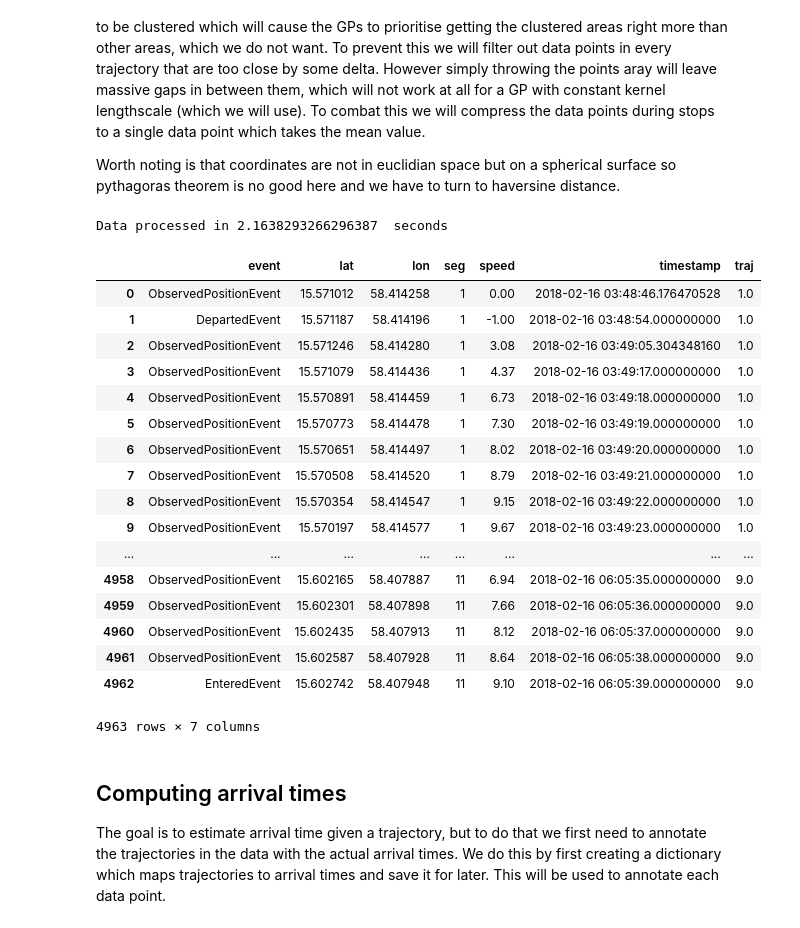
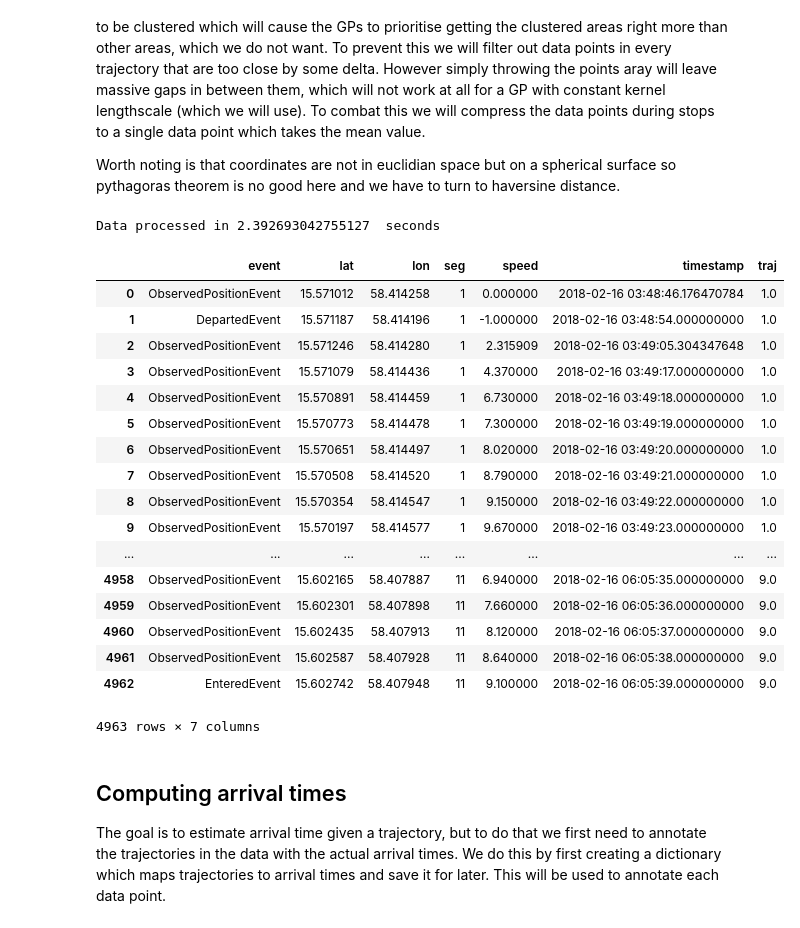
Before and after one commit to M20190649/TDDE19-bus-arrival-time, a Jupyter notebook: GP/Arrival Time Prediction 1 - Pre Processing.ipynb, the cells around one changed output. Drawn from its saved outputs; the diff is of its cells as text; code cells hidden in the pictures.

Commit message:
Update compressed speed

```diff
--- a/GP/Arrival Time Prediction 1 - Pre Processing.ipynb
+++ b/GP/Arrival Time Prediction 1 - Pre Processing.ipynb
@@ -12,7 +12,7 @@ from datetime import datetime
 from functools import reduce
 import plot
 
-data = pd.read_csv('../../bus203_all.csv')
+data = pd.read_csv('./bus203_all.csv')
 data = data[data.journey_number < 10]
 data.head()
 # %% [output]
@@ -75,7 +75,6 @@ def as_dict(d):
         'event': d.event
     }
 
-
 # I have no idea why, but this consistently returns one hour too much.
 # Also, we actually call to_datetime twice (one more time outside of the function)
 # which seems to be needed. No clue why this is the case.
@@ -91,60 +90,61 @@ def compress(data):
 
     df = pd.DataFrame(dict_data)
 
-    df.speed = np.max(df.speed, 0) # data contains -1 sentinel values for missing speed
+    speed = np.mean(df.speed[df.speed >= 0])
 
-    df2 = df.drop(['timestamp', 'event', 'seg'], axis=1).apply(np.mean, axis=0)
+    df2 = df.drop(['timestamp', 'event', 'seg', 'speed'], axis=1).apply(np.mean, axis=0)
     df2['timestamp'] = mean_timestamp(df['timestamp'].apply(parse_time))
     df2['timestamp'] = pd.to_datetime(df2['timestamp'])
+    df2['speed'] = speed
 
     contains_entered_event = lambda df : df.event.transform(lambda e : e == 'EnteredEvent').any()
     df2['event'] = 'EnteredEvent' if contains_entered_event(df) else 'ObservedPositionEvent'
     df2['seg'] = df.seg.min() # In the case of overlapping segments we let the data belong to the first
 
     return as_dict(df2)
 
 t0 = time.time()
 delta = 4e-3 # approx. 4 metres
 output = []
 buffer = [ data.iloc[0] ]
 for current in data.itertuples():
     if current.Index == 0: continue
 
     distance = haversine(current.lat, current.lon, buffer[-1].lat, buffer[-1].lon)
 
     if distance > delta:
         output.append(compress(buffer))
         buffer.clear()
 
     buffer.append(current)
 
 if len(buffer) > 0:
     output.append(compress(buffer))
 
 compressed_data = pd.DataFrame(output)
 
 elapsed = time.time() - t0
 print("Data processed in", elapsed, " seconds")
 compressed_data
 # %% [output]
-Data processed in 2.1638293266296387  seconds
+Data processed in 2.392693042755127  seconds
 |  | event | lat | lon | seg | speed | timestamp | traj |
-| 0 | ObservedPositionEvent | 15.571012 | 58.414258 | 1 | 0.00 | 2018-02-16 03:48:46.176470528 | 1.0 |
-| 1 | DepartedEvent | 15.571187 | 58.414196 | 1 | -1.00 | 2018-02-16 03:48:54.000000000 | 1.0 |
-| 2 | ObservedPositionEvent | 15.571246 | 58.414280 | 1 | 3.08 | 2018-02-16 03:49:05.304348160 | 1.0 |
-| 3 | ObservedPositionEvent | 15.571079 | 58.414436 | 1 | 4.37 | 2018-02-16 03:49:17.000000000 | 1.0 |
-| 4 | ObservedPositionEvent | 15.570891 | 58.414459 | 1 | 6.73 | 2018-02-16 03:49:18.000000000 | 1.0 |
-| 5 | ObservedPositionEvent | 15.570773 | 58.414478 | 1 | 7.30 | 2018-02-16 03:49:19.000000000 | 1.0 |
-| 6 | ObservedPositionEvent | 15.570651 | 58.414497 | 1 | 8.02 | 2018-02-16 03:49:20.000000000 | 1.0 |
-| 7 | ObservedPositionEvent | 15.570508 | 58.414520 | 1 | 8.79 | 2018-02-16 03:49:21.000000000 | 1.0 |
-| 8 | ObservedPositionEvent | 15.570354 | 58.414547 | 1 | 9.15 | 2018-02-16 03:49:22.000000000 | 1.0 |
-| 9 | ObservedPositionEvent | 15.570197 | 58.414577 | 1 | 9.67 | 2018-02-16 03:49:23.000000000 | 1.0 |
+| 0 | ObservedPositionEvent | 15.571012 | 58.414258 | 1 | 0.000000 | 2018-02-16 03:48:46.176470784 | 1.0 |
+| 1 | DepartedEvent | 15.571187 | 58.414196 | 1 | -1.000000 | 2018-02-16 03:48:54.000000000 | 1.0 |
+| 2 | ObservedPositionEvent | 15.571246 | 58.414280 | 1 | 2.315909 | 2018-02-16 03:49:05.304347648 | 1.0 |
+| 3 | ObservedPositionEvent | 15.571079 | 58.414436 | 1 | 4.370000 | 2018-02-16 03:49:17.000000000 | 1.0 |
+| 4 | ObservedPositionEvent | 15.570891 | 58.414459 | 1 | 6.730000 | 2018-02-16 03:49:18.000000000 | 1.0 |
+| 5 | ObservedPositionEvent | 15.570773 | 58.414478 | 1 | 7.300000 | 2018-02-16 03:49:19.000000000 | 1.0 |
+| 6 | ObservedPositionEvent | 15.570651 | 58.414497 | 1 | 8.020000 | 2018-02-16 03:49:20.000000000 | 1.0 |
+| 7 | ObservedPositionEvent | 15.570508 | 58.414520 | 1 | 8.790000 | 2018-02-16 03:49:21.000000000 | 1.0 |
+| 8 | ObservedPositionEvent | 15.570354 | 58.414547 | 1 | 9.150000 | 2018-02-16 03:49:22.000000000 | 1.0 |
+| 9 | ObservedPositionEvent | 15.570197 | 58.414577 | 1 | 9.670000 | 2018-02-16 03:49:23.000000000 | 1.0 |
 | ... | ... | ... | ... | ... | ... | ... | ... |
-| 4958 | ObservedPositionEvent | 15.602165 | 58.407887 | 11 | 6.94 | 2018-02-16 06:05:35.000000000 | 9.0 |
-| 4959 | ObservedPositionEvent | 15.602301 | 58.407898 | 11 | 7.66 | 2018-02-16 06:05:36.000000000 | 9.0 |
-| 4960 | ObservedPositionEvent | 15.602435 | 58.407913 | 11 | 8.12 | 2018-02-16 06:05:37.000000000 | 9.0 |
-| 4961 | ObservedPositionEvent | 15.602587 | 58.407928 | 11 | 8.64 | 2018-02-16 06:05:38.000000000 | 9.0 |
-| 4962 | EnteredEvent | 15.602742 | 58.407948 | 11 | 9.10 | 2018-02-16 06:05:39.000000000 | 9.0 |
+| 4958 | ObservedPositionEvent | 15.602165 | 58.407887 | 11 | 6.940000 | 2018-02-16 06:05:35.000000000 | 9.0 |
+| 4959 | ObservedPositionEvent | 15.602301 | 58.407898 | 11 | 7.660000 | 2018-02-16 06:05:36.000000000 | 9.0 |
+| 4960 | ObservedPositionEvent | 15.602435 | 58.407913 | 11 | 8.120000 | 2018-02-16 06:05:37.000000000 | 9.0 |
+| 4961 | ObservedPositionEvent | 15.602587 | 58.407928 | 11 | 8.640000 | 2018-02-16 06:05:38.000000000 | 9.0 |
+| 4962 | EnteredEvent | 15.602742 | 58.407948 | 11 | 9.100000 | 2018-02-16 06:05:39.000000000 | 9.0 |
 4963 rows × 7 columns
 # %% [markdown]
 ## Computing arrival times
```
